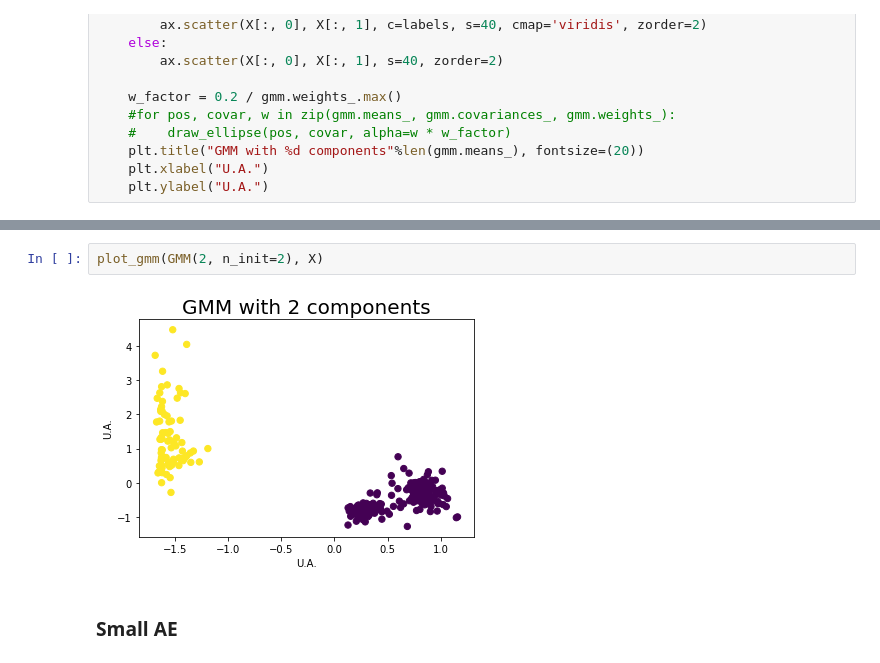
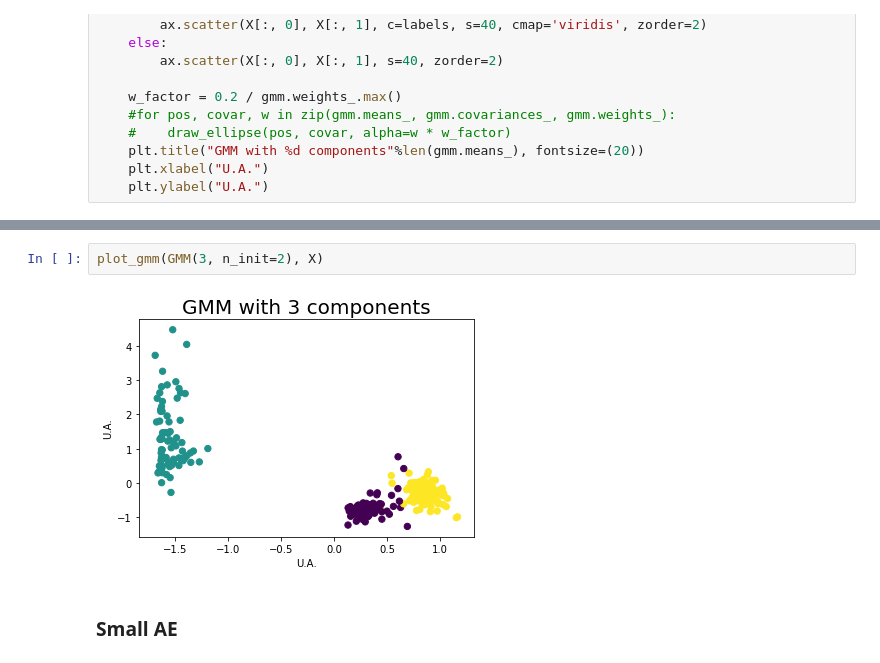
Before and after one commit to uncleDecart/data_drift, a Jupyter notebook: notebooks/Clustering.ipynb, the cells around one changed output, grey strips where cells are left out. Drawn from its saved outputs; the diff is of its cells as text.

```diff
--- a/notebooks/Clustering.ipynb
+++ b/notebooks/Clustering.ipynb
@@ -391,7 +396,7 @@ Text(0, 0.5, 'Score')
 # %%
-plot_gmm(GMM(2, n_init=2), X)
+plot_gmm(GMM(3, n_init=2), X)
 # %% [output]
-[figure, old version]
+[figure, new version]
 # %% [markdown]
 ### Small AE
 # %%
```
Also changed, not shown: parts of 14 cells of this notebook, 2 other files.
